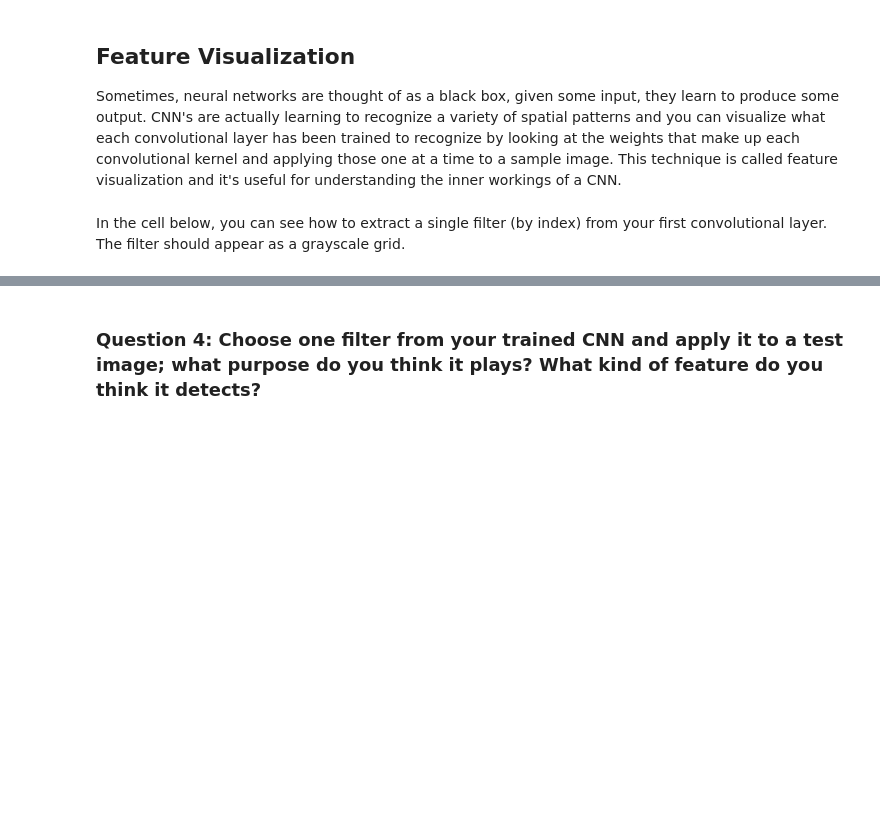
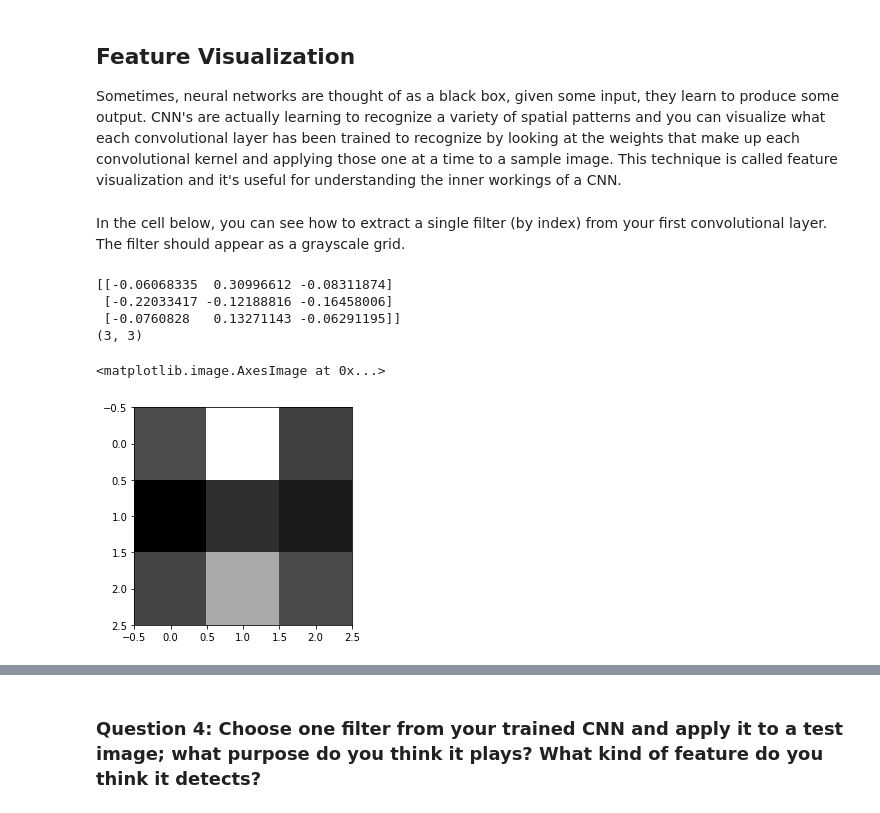
Before and after one commit to MostafaHakam98/Facial-Keypoint-Detection, a Jupyter notebook: 2. Define the Network Architecture.ipynb, the cells around one changed output, grey strips where cells are left out. Saved outputs shown, nothing was run; the diff lists cells and outputs as text; code cells hidden in the pictures; blank space fills up the shorter version.

```diff
--- a/2. Define the Network Architecture.ipynb
+++ b/2. Define the Network Architecture.ipynb
@@ -458,17 +701,24 @@ In the cell below, you can see how to extract a single filter (by index) from yo
 # %%
 # Get the weights in the first conv layer, "conv1"
 # if necessary, change this to reflect the name of your first conv layer
 weights1 = net.conv1.weight.data
 
 w = weights1.numpy()
 
-filter_index = 0
+filter_index = 2
 
 print(w[filter_index][0])
 print(w[filter_index][0].shape)
 
 # display the filter weights
 plt.imshow(w[filter_index][0], cmap='gray')
+# %% [output]
+[[-0.06068335  0.30996612 -0.08311874]
+ [-0.22033417 -0.12188816 -0.16458006]
+ [-0.0760828   0.13271143 -0.06291195]]
+(3, 3)
+<matplotlib.image.AxesImage at 0x...>
+[figure, added]
 # %% [markdown]
 ## Feature maps
 
```
Also changed, not shown: parts of 11 cells of this notebook.
